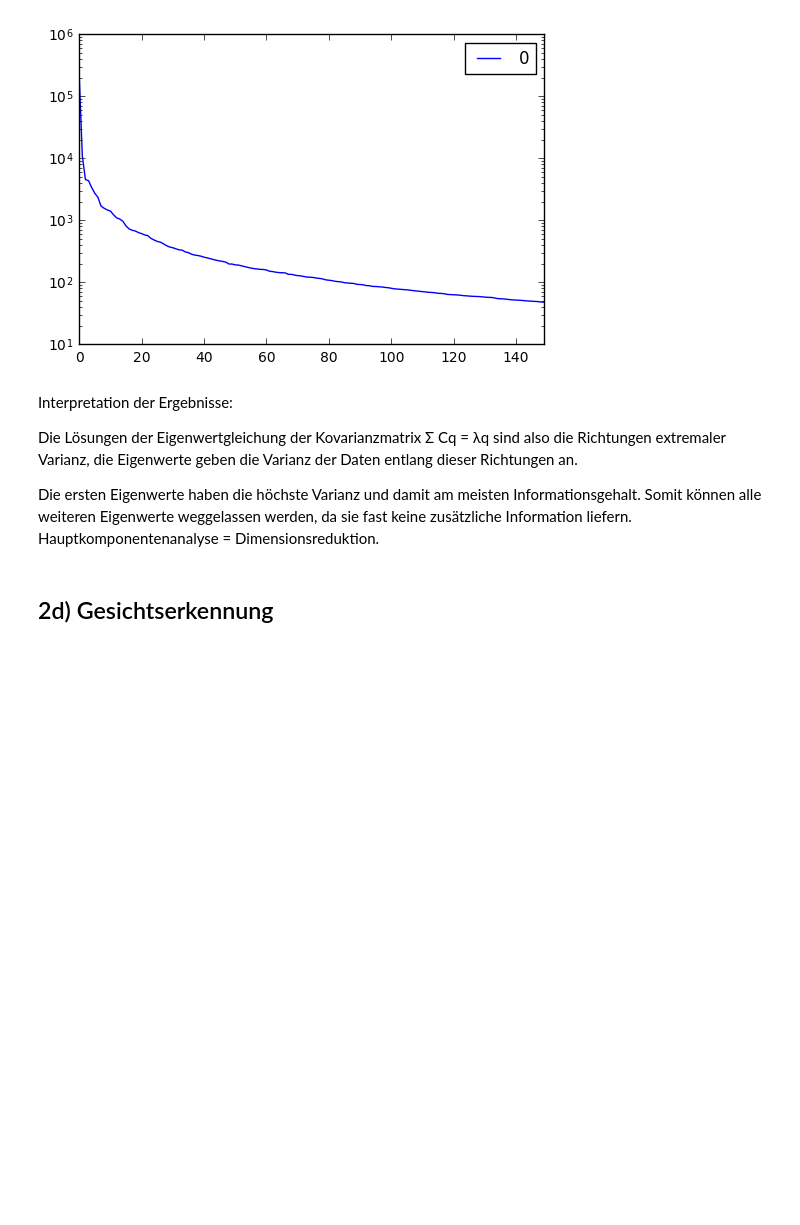
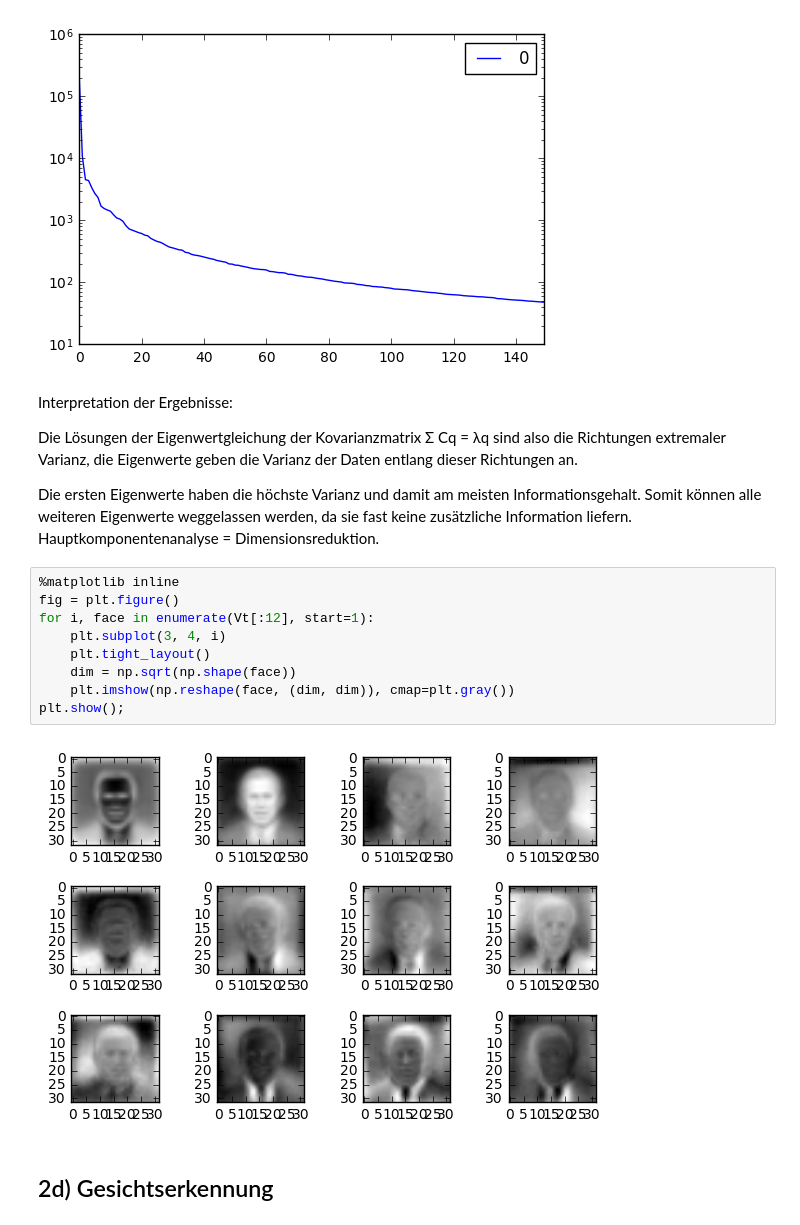
Before and after one commit to magoeke/htwg.machinelearning, a Jupyter notebook: 02/02_Eigengesichter.ipynb, the cells around one changed output. Saved outputs shown, nothing was run; the diff lists cells and outputs as text; blank space fills up the shorter version.

```diff
--- a/02/02_Eigengesichter.ipynb
+++ b/02/02_Eigengesichter.ipynb
@@ -98,6 +98,17 @@ Interpretation der Ergebnisse:
 Die Lösungen der Eigenwertgleichung der Kovarianzmatrix Σ Cq = λq sind also die Richtungen extremaler Varianz, die Eigenwerte geben die Varianz der Daten entlang dieser Richtungen an.
 
 Die ersten Eigenwerte haben die höchste Varianz und damit am meisten Informationsgehalt. Somit können alle weiteren Eigenwerte weggelassen werden, da sie fast keine zusätzliche Information liefern. Hauptkomponentenanalyse = Dimensionsreduktion.
+# %%
+%matplotlib inline
+fig = plt.figure()
+for i, face in enumerate(Vt[:12], start=1):
+    plt.subplot(3, 4, i)
+    plt.tight_layout()
+    dim = np.sqrt(np.shape(face))
+    plt.imshow(np.reshape(face, (dim, dim)), cmap=plt.gray())
+plt.show();
+# %% [output]
+[figure, added]
 # %% [markdown]
 ## 2d) Gesichtserkennung
 # %% [markdown]
```
Also changed, not shown: parts of 7 cells of this notebook.
